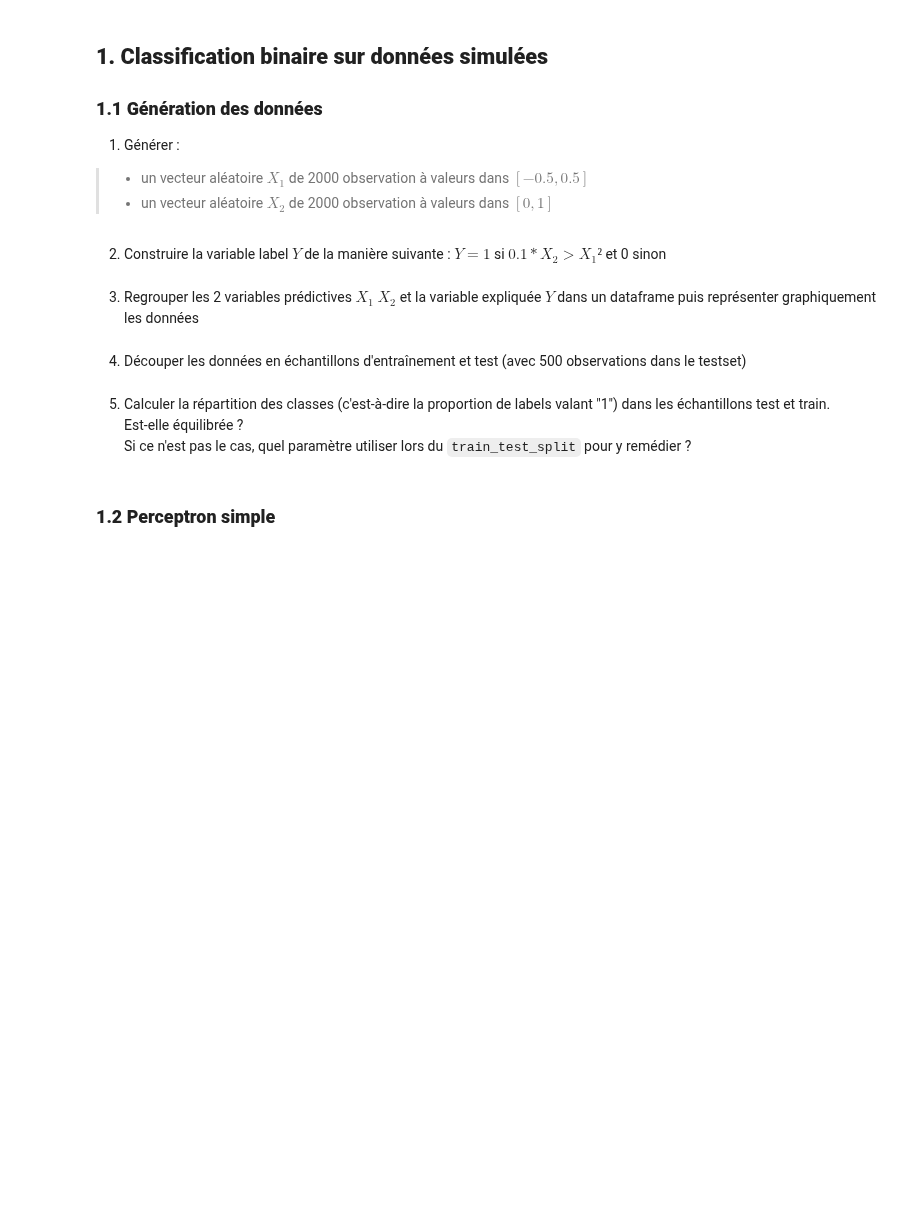
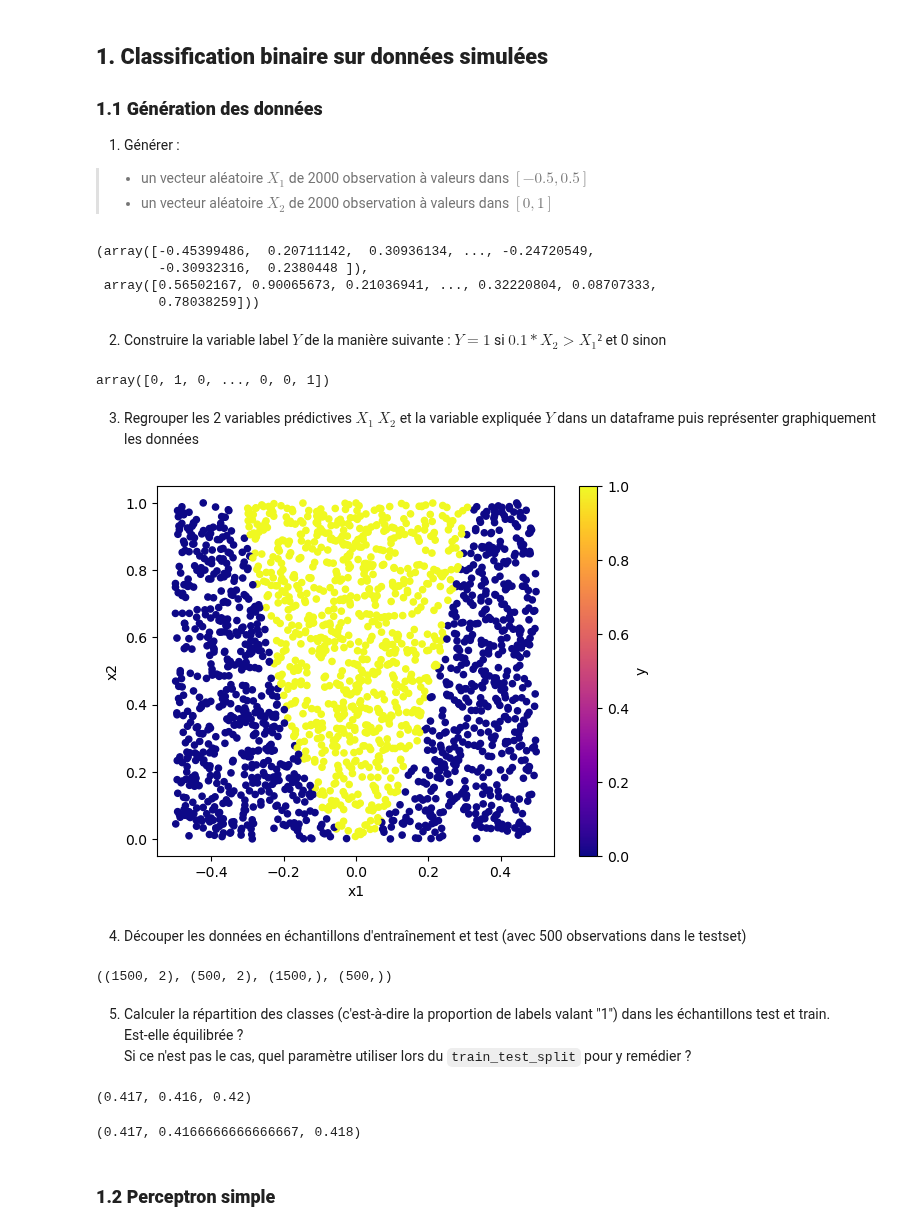
Before and after one commit to louiskuhn/IA-P3-Euskadi, a Jupyter notebook: Ressources/Deep Learning/Artificial Neural Network/perceptron.ipynb, the cells around one changed output. Drawn from its saved outputs; the diff is of its cells as text; code cells hidden in the pictures; blank space fills up the shorter version.

```diff
--- a/Ressources/Deep Learning/Artificial Neural Network/perceptron.ipynb
+++ b/Ressources/Deep Learning/Artificial Neural Network/perceptron.ipynb
@@ -12,16 +12,52 @@
 1. Générer :
 >- un vecteur aléatoire $X_1$ de 2000 observation à valeurs dans $[-0.5, 0.5]$
 >- un vecteur aléatoire $X_2$ de 2000 observation à valeurs dans $[0, 1]$
+# %%
+import numpy as np
+x1 = np.random.uniform(-0.5, 0.5, 2000)
+x2 = np.random.uniform(0, 1, 2000)
+x1, x2
+# %% [output]
+(array([-0.45399486,  0.20711142,  0.30936134, ..., -0.24720549,
+        -0.30932316,  0.2380448 ]),
+ array([0.56502167, 0.90065673, 0.21036941, ..., 0.32220804, 0.08707333,
+        0.78038259]))
 # %% [markdown]
 2. Construire la variable label $Y$ de la manière suivante : $Y = 1$ si $0.1*X_2 > X_1²$ et 0 sinon
+# %%
+y = 1 * (x1**2 - 0.1 * x2 < 0)
+y
+# %% [output]
+array([0, 1, 0, ..., 0, 0, 1])
 # %% [markdown]
 3. Regrouper les 2 variables prédictives $X_1$ $X_2$ et la variable expliquée $Y$ dans un dataframe puis représenter graphiquement les données
+# %%
+import pandas as pd
+df = pd.DataFrame({'x1':x1, 'x2':x2, 'y':y})
+df.plot.scatter(x='x1', y='x2', c='y', cmap="plasma");
+# %% [output]
+[figure, added]
 # %% [markdown]
 4. Découper les données en échantillons d'entraînement et test (avec 500 observations dans le testset)
+# %%
+from sklearn.model_selection import train_test_split
+X_train, X_test, y_train, y_test = train_test_split(df.drop('y', axis=1), df.y, test_size=500)
+X_train.shape, X_test.shape, y_train.shape, y_test.shape
+# %% [output]
+((1500, 2), (500, 2), (1500,), (500,))
 # %% [markdown]
 5. Calculer la répartition des classes (c'est-à-dire la proportion de labels valant "1") dans les échantillons test et train.
 Est-elle équilibrée ?
 Si ce n'est pas le cas, quel paramètre utiliser lors du `train_test_split` pour y remédier ?
+# %%
+np.mean(y), np.mean(y_train), np.mean(y_test)
+# %% [output]
+(0.417, 0.416, 0.42)
+# %%
+X_train, X_test, y_train, y_test = train_test_split(df.drop('y', axis=1), df.y, test_size=500, stratify=y)
+np.mean(y), np.mean(y_train), np.mean(y_test)
+# %% [output]
+(0.417, 0.4166666666666667, 0.418)
 # %% [markdown]
 ### **1.2 Perceptron simple**
 # %% [markdown]
```
Also changed, not shown: parts of 15 cells of this notebook.
